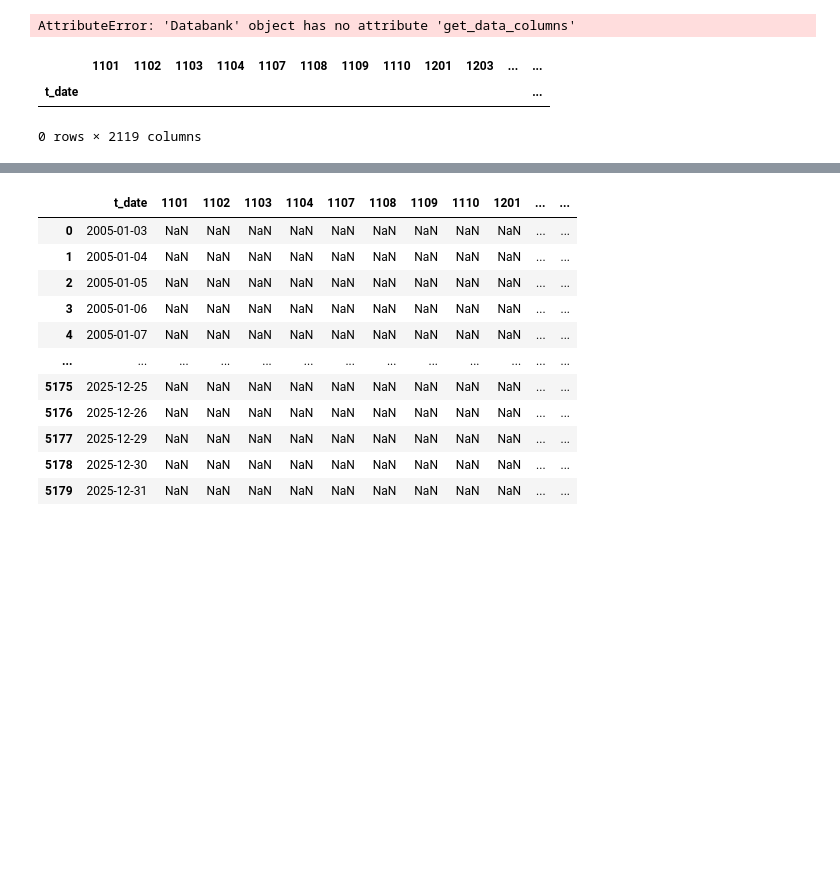
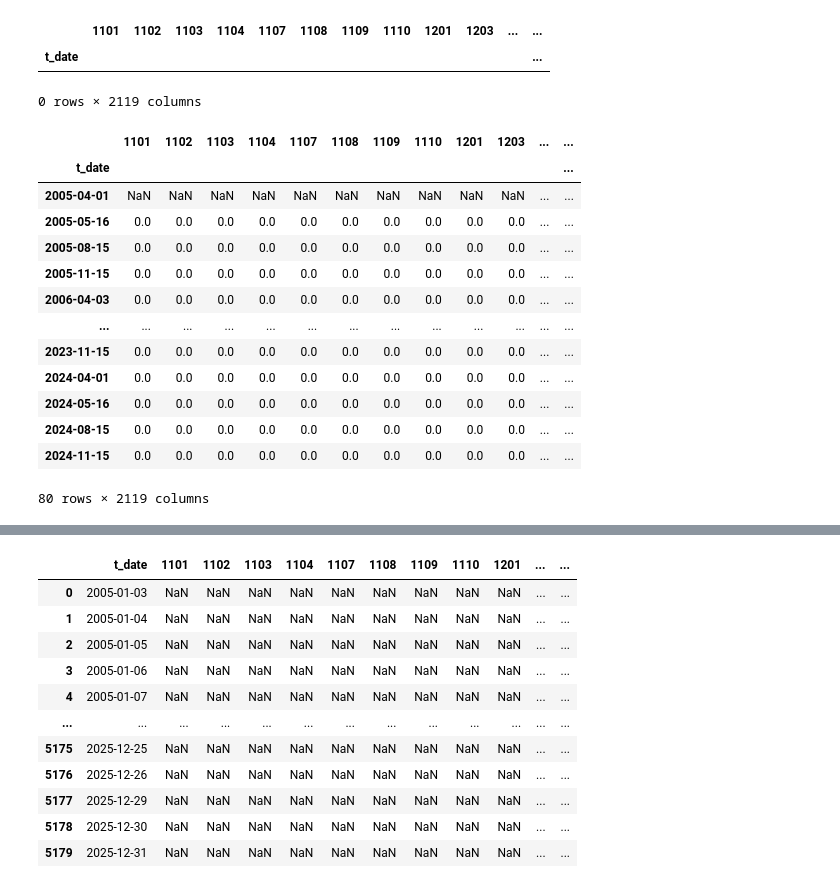
Before and after one commit to DeepLeek-quant/scythe-quant, a Jupyter notebook: notebooks/test.ipynb, the cells around one changed output, grey strips where cells are left out. Drawn from its saved outputs; the diff is of its cells as text; code cells hidden in the pictures; blank space fills up the shorter version.

```diff
--- a/notebooks/test.ipynb
+++ b/notebooks/test.ipynb
@@ -4,15 +4,36 @@ from quantdev.data import Databank
 import quantdev.backtest as bts
 import pandas as pd
 # %%
-test = bts.get_data('roa') #.dropna(how='all')
-test
+data = bts.get_factor('roa')>0.99 #.dropna(how='all')
-# %% [output]
-AttributeError: 'Databank' object has no attribute 'get_data_columns'
 # %%
-test = bts._get_portfolio(test>0.95, rebalance='QR')
+bts._get_portfolio(test>0.95, rebalance='QR')
+# %% [output]
+|  | 1101 | 1102 | 1103 | 1104 | 1107 | 1108 | 1109 | 1110 | 1201 | 1203 | ... | ... |
+| t_date |  |  |  |  |  |  |  |  |  |  |  | ... |
+0 rows × 2119 columns
-# %%
-test
-# %% [output]
-|  | 1101 | 1102 | 1103 | 1104 | 1107 | 1108 | 1109 | 1110 | 1201 | 1203 | ... | ... |
-| t_date |  |  |  |  |  |  |  |  |  |  |  | ... |
-0 rows × 2119 columns
+# %%
+# rebalance
+r_date = bts._get_rebalance_date('QR')
+
+# weight
+portfolio = data[data.index.isin(r_date)]\
+    .fillna(False)\
+    .astype(int)\
+    .apply(lambda x: x / x.sum(), axis=1)
+# %%
+portfolio
+# %% [output]
+|  | 1101 | 1102 | 1103 | 1104 | 1107 | 1108 | 1109 | 1110 | 1201 | 1203 | ... | ... |
+| t_date |  |  |  |  |  |  |  |  |  |  |  | ... |
+| 2005-04-01 | NaN | NaN | NaN | NaN | NaN | NaN | NaN | NaN | NaN | NaN | ... | ... |
+| 2005-05-16 | 0.0 | 0.0 | 0.0 | 0.0 | 0.0 | 0.0 | 0.0 | 0.0 | 0.0 | 0.0 | ... | ... |
+| 2005-08-15 | 0.0 | 0.0 | 0.0 | 0.0 | 0.0 | 0.0 | 0.0 | 0.0 | 0.0 | 0.0 | ... | ... |
+| 2005-11-15 | 0.0 | 0.0 | 0.0 | 0.0 | 0.0 | 0.0 | 0.0 | 0.0 | 0.0 | 0.0 | ... | ... |
+| 2006-04-03 | 0.0 | 0.0 | 0.0 | 0.0 | 0.0 | 0.0 | 0.0 | 0.0 | 0.0 | 0.0 | ... | ... |
+| ... | ... | ... | ... | ... | ... | ... | ... | ... | ... | ... | ... | ... |
+| 2023-11-15 | 0.0 | 0.0 | 0.0 | 0.0 | 0.0 | 0.0 | 0.0 | 0.0 | 0.0 | 0.0 | ... | ... |
+| 2024-04-01 | 0.0 | 0.0 | 0.0 | 0.0 | 0.0 | 0.0 | 0.0 | 0.0 | 0.0 | 0.0 | ... | ... |
+| 2024-05-16 | 0.0 | 0.0 | 0.0 | 0.0 | 0.0 | 0.0 | 0.0 | 0.0 | 0.0 | 0.0 | ... | ... |
+| 2024-08-15 | 0.0 | 0.0 | 0.0 | 0.0 | 0.0 | 0.0 | 0.0 | 0.0 | 0.0 | 0.0 | ... | ... |
+| 2024-11-15 | 0.0 | 0.0 | 0.0 | 0.0 | 0.0 | 0.0 | 0.0 | 0.0 | 0.0 | 0.0 | ... | ... |
+80 rows × 2119 columns
```
Also changed, not shown: parts of 1 cell of this notebook, 2 other files.
